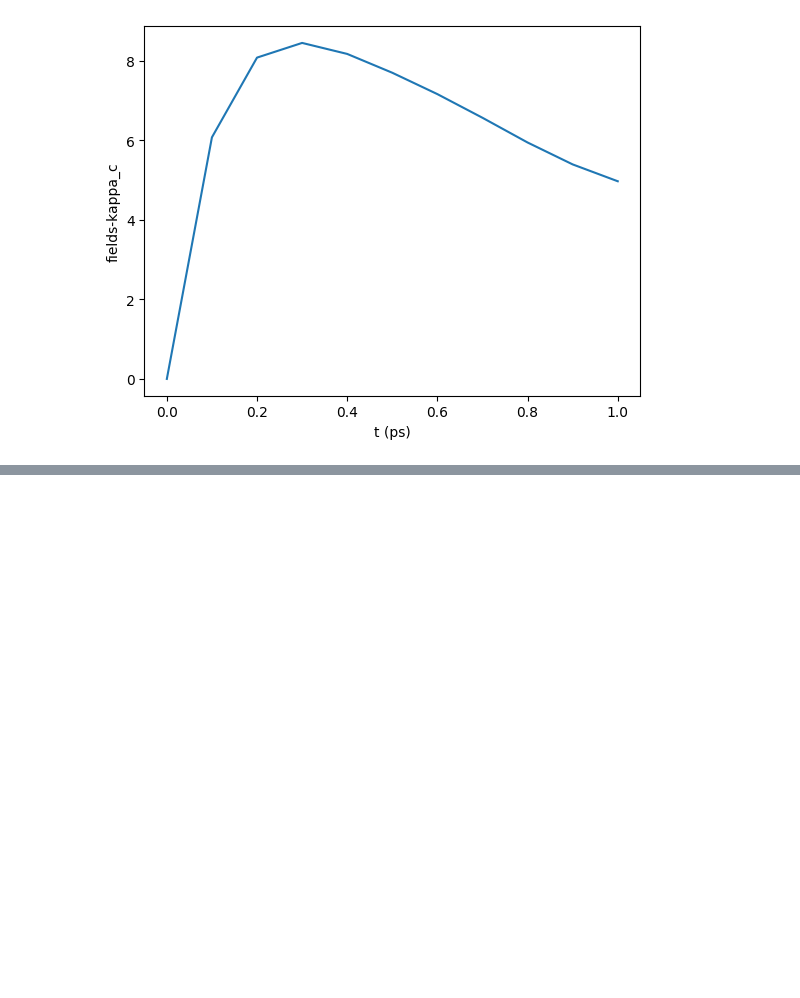
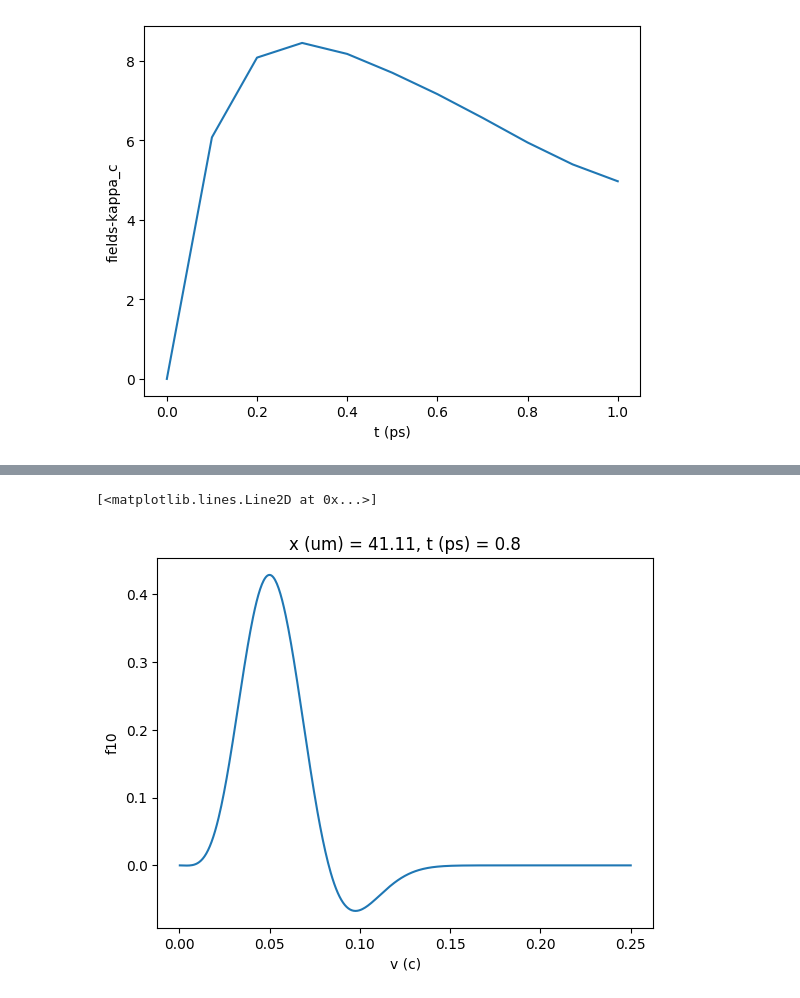
Before and after one commit to ergodicio/adept-notebooks, a Jupyter notebook: vfp/hotspot.ipynb, the cells around one changed output, grey strips where cells are left out. Cells and saved outputs as stored; diff of their text form; code cells hidden in the pictures; blank space fills up the shorter version.

```diff
--- a/vfp/hotspot.ipynb
+++ b/vfp/hotspot.ipynb
@@ -56,0 +121,5 @@ np.amin(flds["fields-kappa_c"][:,180:-180],axis=1).plot()
+# %%
+dist["f10"][4, 210].plot()
+# %% [output]
+[<matplotlib.lines.Line2D at 0x...>]
+[figure, added]
```
Also changed, not shown: parts of 15 cells of this notebook, 2 other files.
